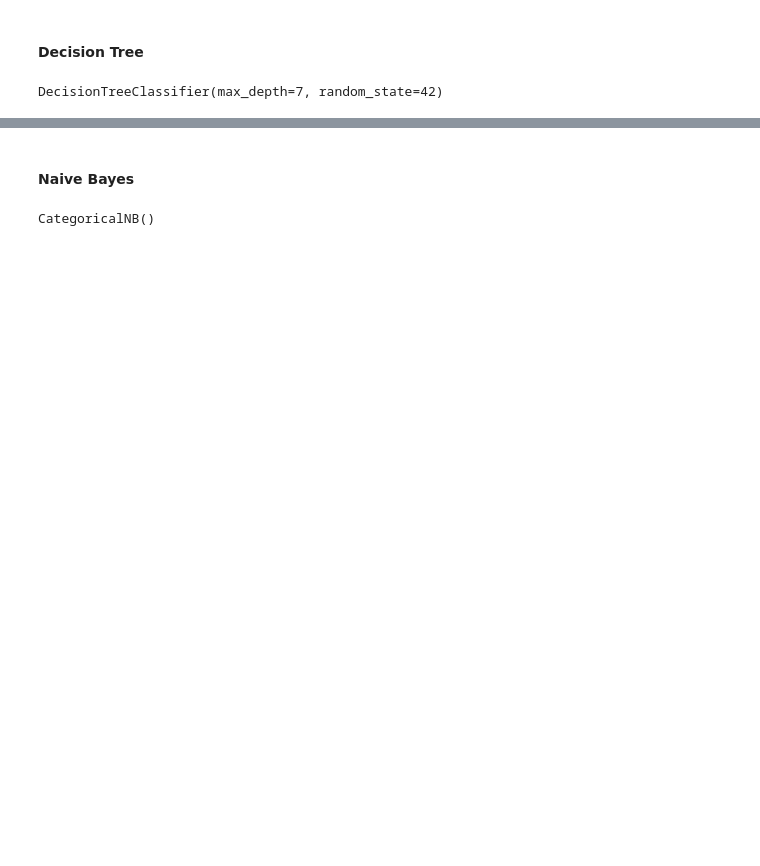
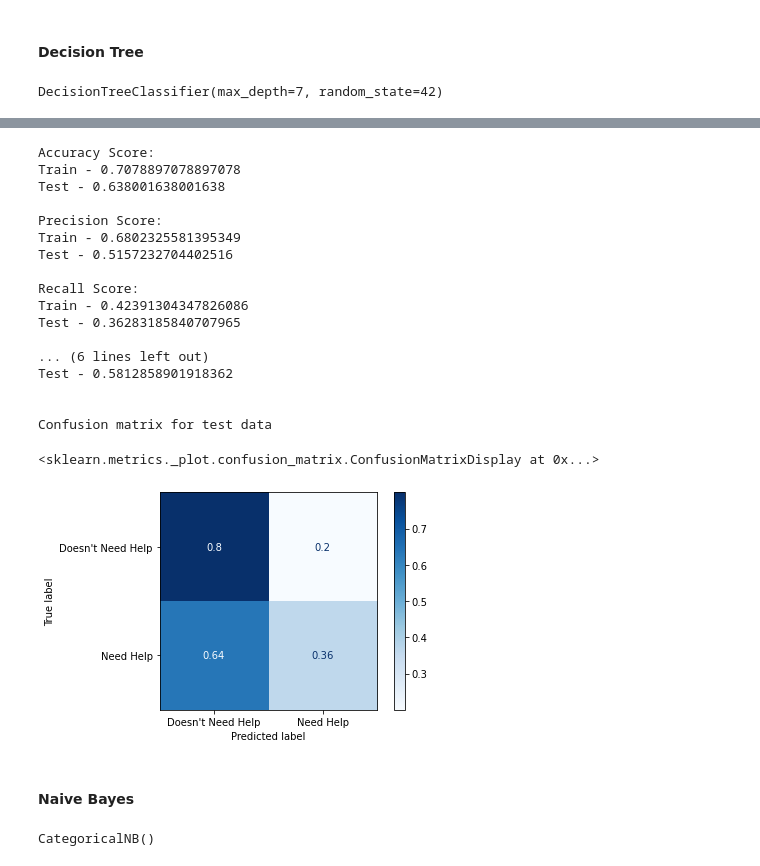
Before and after one commit to ElyLin/PhDMentalHealthProject, a Jupyter notebook: Adding more info.ipynb, the cells around one changed output, grey strips where cells are left out. Saved outputs shown, nothing was run; the diff lists cells and outputs as text; code cells hidden in the pictures; blank space fills up the shorter version.

```diff
--- a/Adding more info.ipynb
+++ b/Adding more info.ipynb
@@ -612,3 +803,25 @@ So for decision tree there is only 7(?) decisions to make, and it cannot possibl
+# %%
+evaluate(dt,X_train,y_train, X_val, y_val)
+# %% [output]
+Accuracy Score:
+Train - 0.7078897078897078
+Test - 0.638001638001638
+
+Precision Score:
+Train - 0.6802325581395349
+Test - 0.5157232704402516
+
+Recall Score:
+Train - 0.42391304347826086
+Test - 0.36283185840707965
+
+... (6 lines left out)
+Test - 0.5812858901918362
+
+
+Confusion matrix for test data
+<sklearn.metrics._plot.confusion_matrix.ConfusionMatrixDisplay at 0x...>
+[figure, added]
 # %% [markdown]
 #### Naive Bayes
 # %%
```
Also changed, not shown: parts of 51 cells of this notebook, 1 other file.
